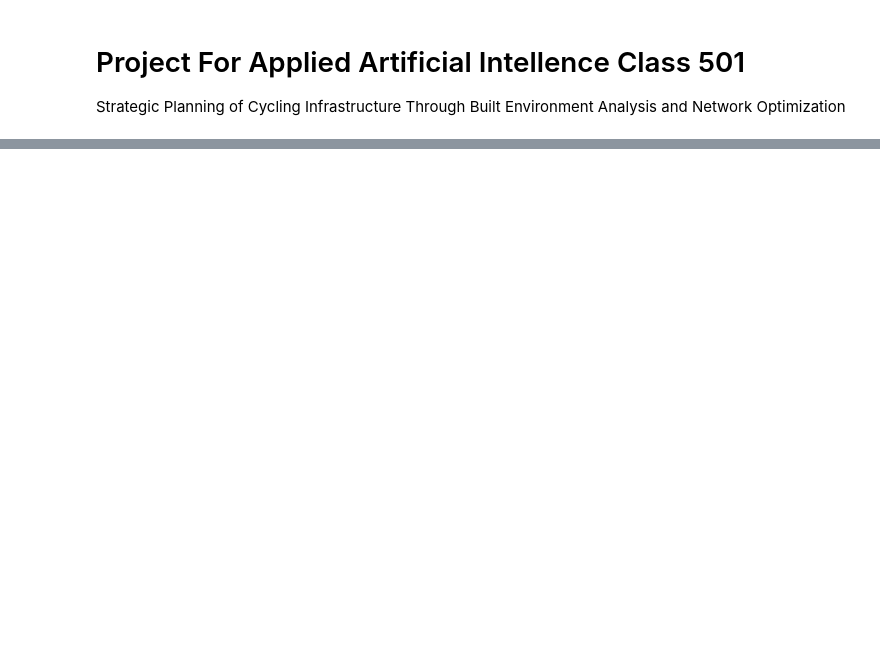
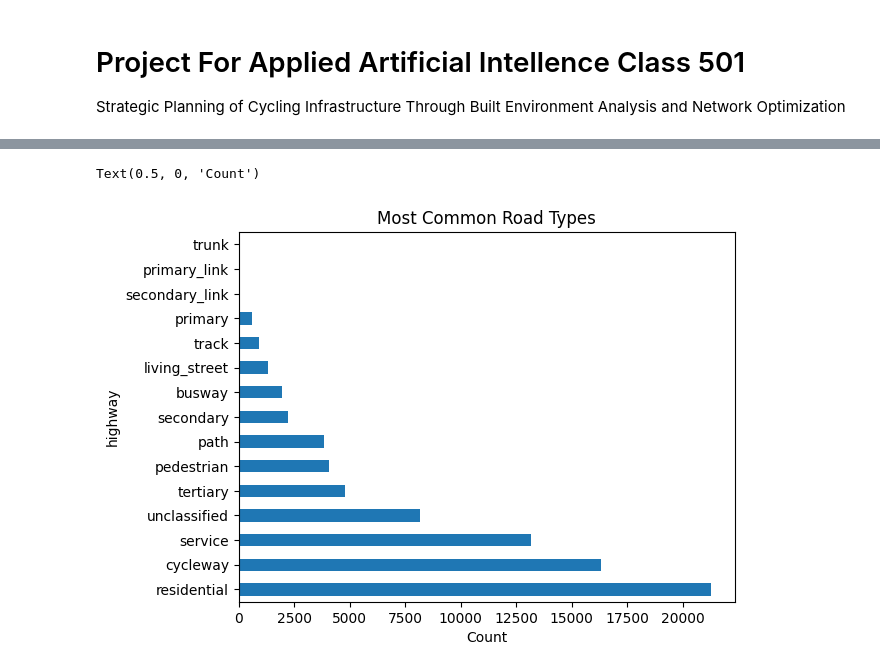
Before and after one commit to narel14/AAI-501-Grp-7, a Jupyter notebook: aai_501_final_project.ipynb, the cells around one changed output, grey strips where cells are left out. Saved outputs shown, nothing was run; the diff lists cells and outputs as text; code cells hidden in the pictures; blank space fills up the shorter version.

```diff
--- a/aai_501_final_project.ipynb
+++ b/aai_501_final_project.ipynb
@@ -36,0 +92,7 @@ fig, ax = ox.plot.plot_graph(G)
+# %%
+edges['highway'].explode().value_counts().head(15).plot(kind='barh')
+plt.title("Most Common Road Types")
+plt.xlabel("Count")
+# %% [output]
+Text(0.5, 0, 'Count')
+[figure, added]
```
Also changed, not shown: parts of 9 cells of this notebook.
